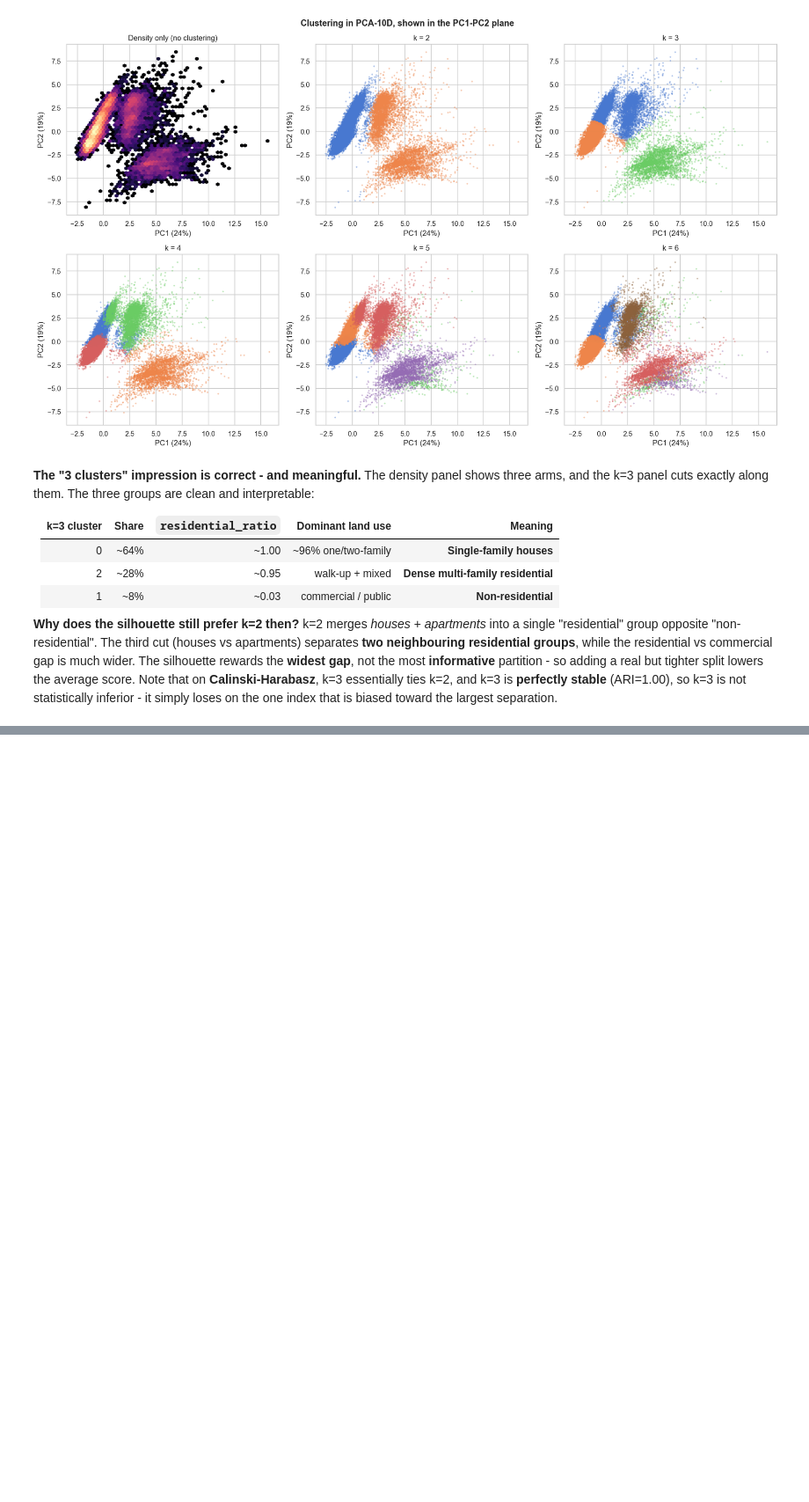
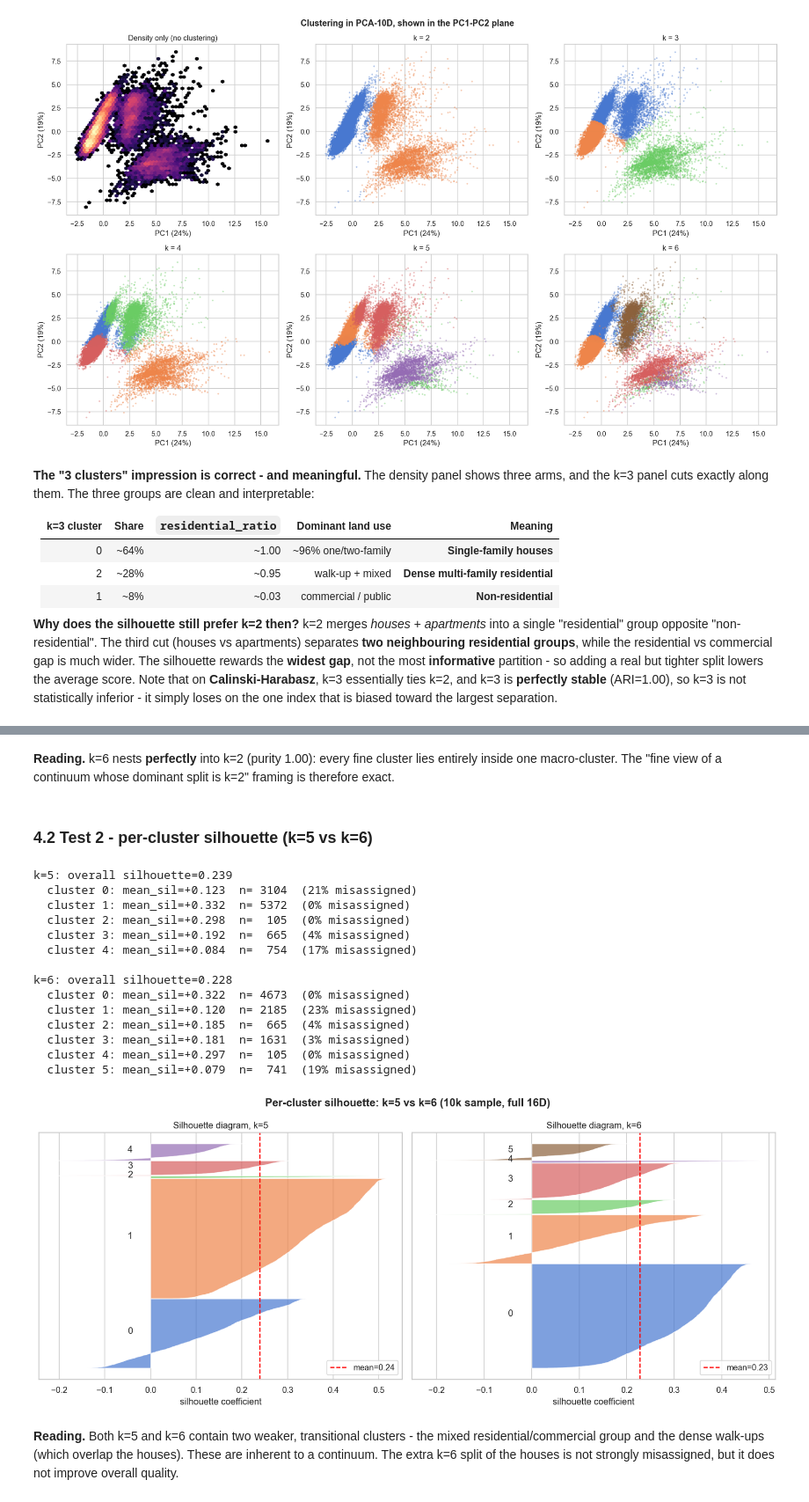
Before and after one commit to ouriouahba-crypto/nyc-pluto-clustering, a Jupyter notebook: notebooks/03_dim_reduction/02_choosing_k.ipynb, the cells around one changed output, grey strips where cells are left out. Shown at 88% size. Cells and saved outputs as stored; diff of their text form; code cells hidden in the pictures; blank space fills up the shorter version.

```diff
--- a/notebooks/03_dim_reduction/02_choosing_k.ipynb
+++ b/notebooks/03_dim_reduction/02_choosing_k.ipynb
@@ -364,0 +384,11 @@ on the one index that is biased toward the largest separation.
+# %%
+# Cluster labels on the full dataset for several k.
+km_full = {k: KMeans(n_clusters=k, random_state=RANDOM_STATE, n_init=10).fit(X_full)
+           for k in (2, 3, 5, 6)}
+lab_full = {k: km_full[k].labels_ for k in km_full}
+
+for coarse in (2, 3):
+    ct = pd.crosstab(lab_full[6], lab_full[coarse], normalize="index")
+    print(f"k=6 cluster -> share within each k={coarse} cluster:")
+    print(ct.round(2).to_string())
+    print(f"  mean nesting purity into k={coarse}: {ct.max(axis=1).mean():.2f}\n")
@@ -364,0 +413,61 @@ on the one index that is biased toward the largest separation.
+# %% [markdown]
+**Reading.** k=6 nests **perfectly** into k=2 (purity 1.00): every fine cluster lies
+entirely inside one macro-cluster. The "fine view of a continuum whose dominant split is
+k=2" framing is therefore exact.
+# %% [markdown]
+### 4.2 Test 2 - per-cluster silhouette (k=5 vs k=6)
+# %%
+from sklearn.metrics import silhouette_samples
+
+rng4 = np.random.RandomState(RANDOM_STATE)
+si = rng4.choice(len(X_full), 10_000, replace=False)
+Xs = X_full[si]
+
+sil_per = {}
+for k in (5, 6):
+    l = lab_full[k][si]
+    ss = silhouette_samples(Xs, l)
+    sil_per[k] = (l, ss)
+    print(f"k={k}: overall silhouette={ss.mean():.3f}")
+    for c in sorted(np.unique(l)):
+        msel = l == c
+        print(f"  cluster {c}: mean_sil={ss[msel].mean():+.3f}  n={msel.sum():5d}"
+              f"  ({(ss[msel] < 0).mean()*100:.0f}% misassigned)")
+    print()
+
+fig, axes = plt.subplots(1, 2, figsize=(14, 6))
+for ax, k in zip(axes, (5, 6)):
+    l, ss = sil_per[k]
+    y = 10
+    for c in sorted(np.unique(l)):
+        vals = np.sort(ss[l == c]); y2 = y + len(vals)
+        ax.fill_betweenx(np.arange(y, y2), 0, vals, alpha=0.7)
+        ax.text(-0.05, y + len(vals) / 2, str(c)); y = y2 + 10
+    ax.axvline(ss.mean(), color="red", ls="--", label=f"mean={ss.mean():.2f}")
+    ax.set(title=f"Silhouette diagram, k={k}", xlabel="silhouette coefficient", yticks=[])
+    ax.legend(loc="lower right")
+fig.suptitle("Per-cluster silhouette: k=5 vs k=6 (10k sample, full 16D)", fontweight="bold")
+plt.tight_layout()
+plt.savefig(FIGURES_DIR / "03d_silhouette_k5_k6.png", bbox_inches="tight")
+plt.show()
+# %% [output]
+k=5: overall silhouette=0.239
+  cluster 0: mean_sil=+0.123  n= 3104  (21% misassigned)
+  cluster 1: mean_sil=+0.332  n= 5372  (0% misassigned)
+  cluster 2: mean_sil=+0.298  n=  105  (0% misassigned)
+  cluster 3: mean_sil=+0.192  n=  665  (4% misassigned)
+  cluster 4: mean_sil=+0.084  n=  754  (17% misassigned)
+
+k=6: overall silhouette=0.228
+  cluster 0: mean_sil=+0.322  n= 4673  (0% misassigned)
+  cluster 1: mean_sil=+0.120  n= 2185  (23% misassigned)
+  cluster 2: mean_sil=+0.185  n=  665  (4% misassigned)
+  cluster 3: mean_sil=+0.181  n= 1631  (3% misassigned)
+  cluster 4: mean_sil=+0.297  n=  105  (0% misassigned)
+  cluster 5: mean_sil=+0.079  n=  741  (19% misassigned)
+[figure, added]
+# %% [markdown]
+**Reading.** Both k=5 and k=6 contain two weaker, transitional clusters - the mixed
+residential/commercial group and the dense walk-ups (which overlap the houses). These are
+inherent to a continuum. The extra k=6 split of the houses is not strongly misassigned, but
+it does not improve overall quality.
```
Also changed, not shown: parts of 15 cells of this notebook, 2 other files.
